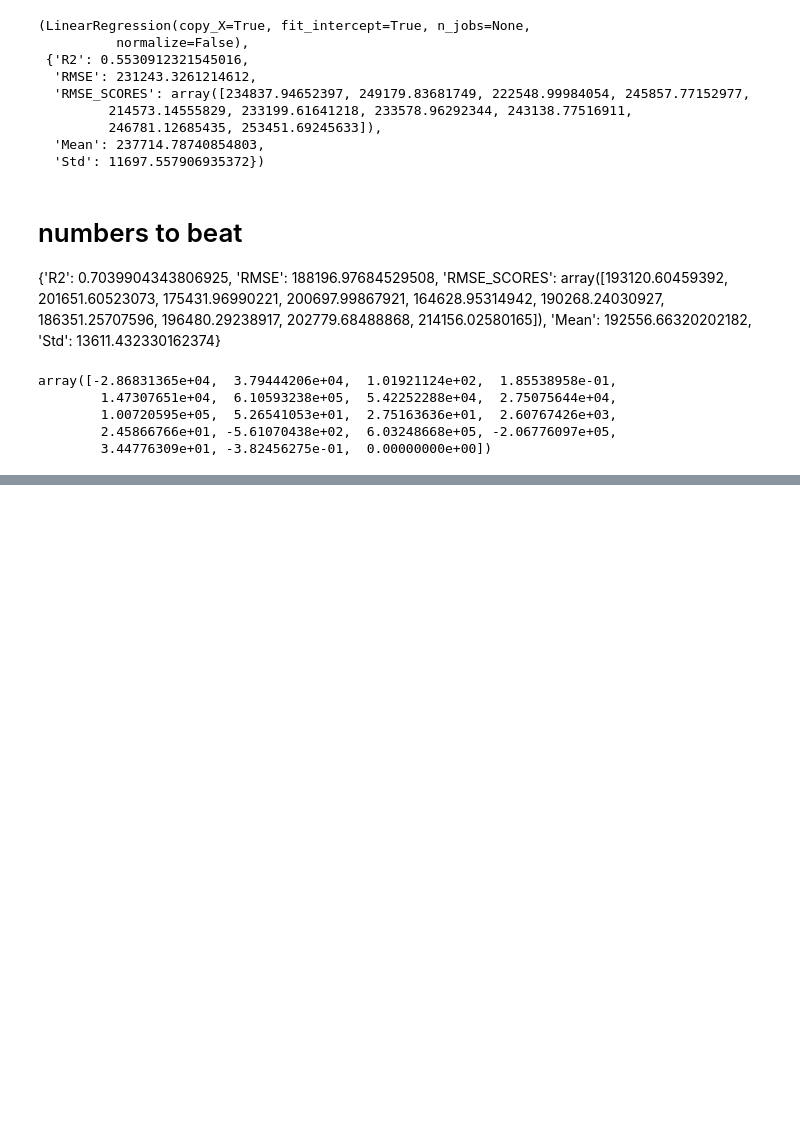
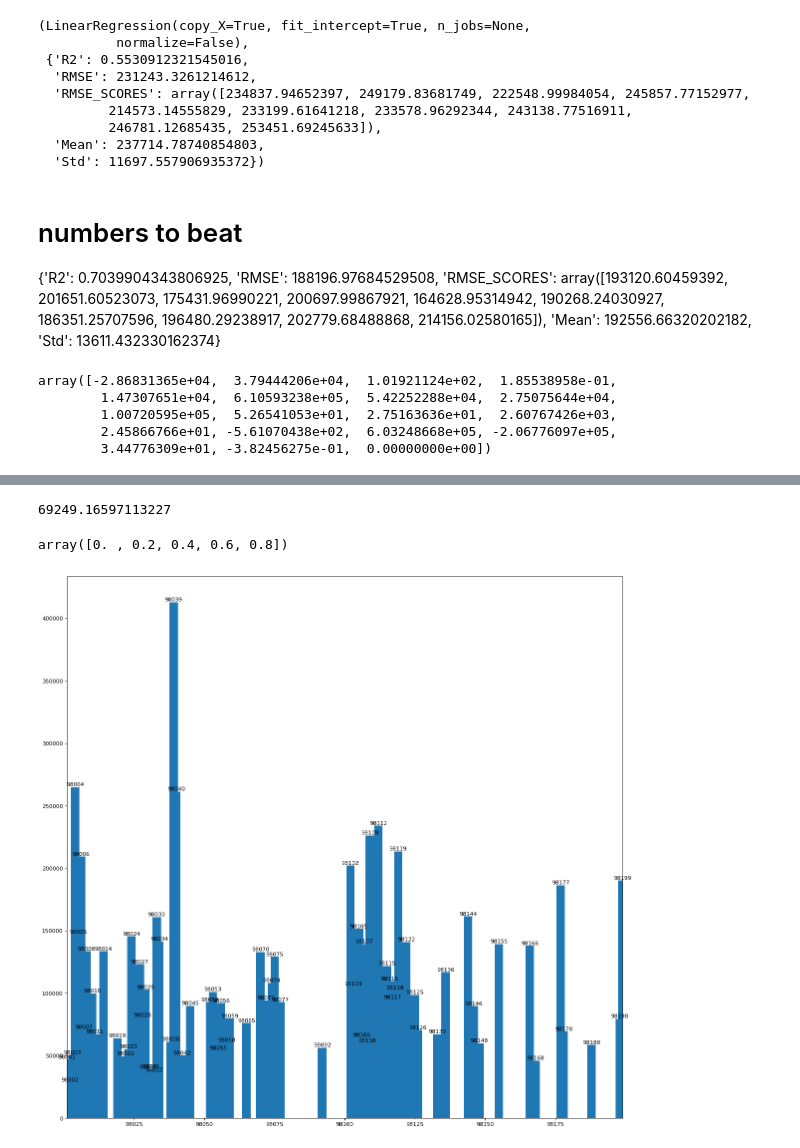
Before and after one commit to AlludedCrabb/Data-Science-Housing-Data-Project, a Jupyter notebook: Jacob_Taeho project.ipynb, the cells around one changed output, grey strips where cells are left out. Cells and saved outputs as stored; diff of their text form; code cells hidden in the pictures; blank space fills up the shorter version.

Commit message:
Add some analysis by zipcode

```diff
--- a/Jacob_Taeho project.ipynb
+++ b/Jacob_Taeho project.ipynb
@@ -431,0 +414,2 @@ df
+# %%
+df.loc[df['zipcode'].apply(is_it_in_seattle) == True, 'Seattle_zip'] = 1
@@ -431,0 +446,5 @@ df
+# %%
+X = df.loc[df['Seattle_zip'] == 0,['sqft_living','condition', 'view', 'waterfront']]
+y = df.price[df['Seattle_zip'] == 0]
+
+do_predict(X, y)
@@ -431,0 +461,4 @@ df
+# %%
+def get_dataframe_by_zip(x):
+    q = f"SELECT * FROM df WHERE zipcode={x}"
+    return pysqldf(q)
@@ -431,0 +486,10 @@ df
+# %%
+zip_result = []
+for zipcode in df.zipcode.unique():
+    zip_df = get_dataframe_by_zip(zipcode)
+
+    X = zip_df.drop(columns=['price','date','id'], axis=1)
+    y = zip_df.price
+
+    model, result = do_predict(X, y)
+    zip_result.append((zipcode, result['Mean']))
@@ -431,0 +516,27 @@ df
+# %%
+zip_result[0][1]
+# %% [output]
+69249.16597113227
+# %%
+np.arange(0, 1, step=0.2)
+# %% [output]
+array([0. , 0.2, 0.4, 0.6, 0.8])
+# %%
+fig, ax = plt.subplots(figsize=(18, 18), dpi=80)
+
+zipcodes = []
+rmses = []
+for zipcode, mean_rmse in zip_result:
+    zipcodes.append(zipcode)
+    rmses.append(mean_rmse)
+
+ax.bar(zipcodes, rmses, width=3)
+ax.set_xbound(lower=98001, upper=df.zipcode.max())
+rects = ax.patches
+
+for rect, label in zip(rects, zipcodes):
+    height = rect.get_height()
+    ax.text(rect.get_x() + rect.get_width() / 2, height + 5, label,
+           ha='center', va='bottom')
+# %% [output]
+[figure, added]
```
Also changed, not shown: parts of 13 cells of this notebook.
